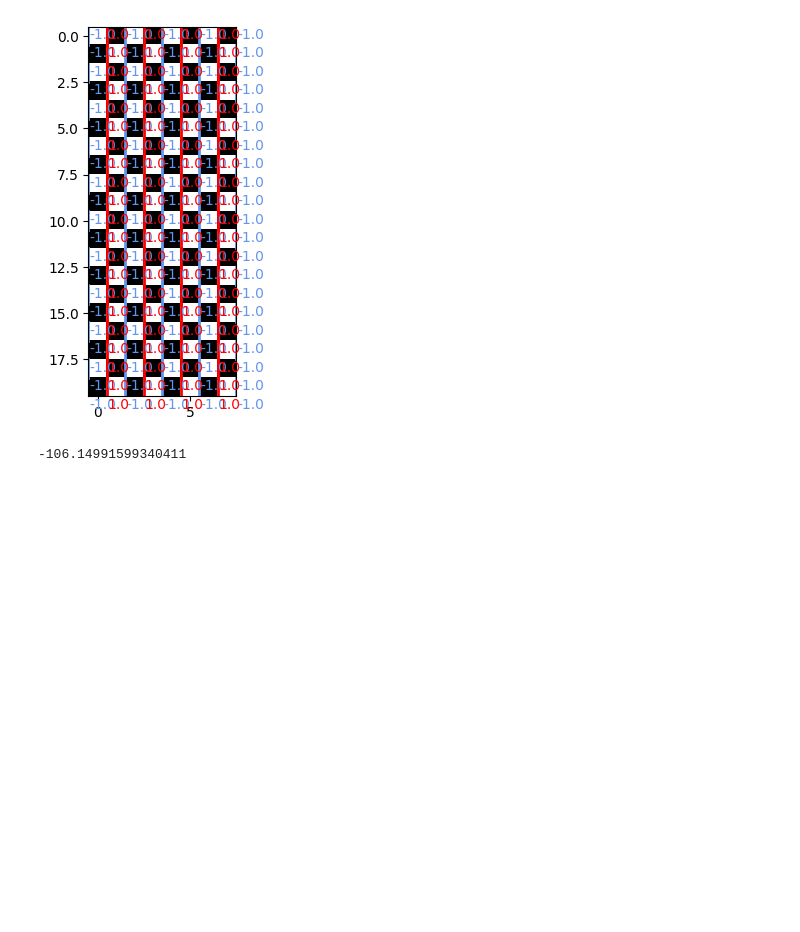
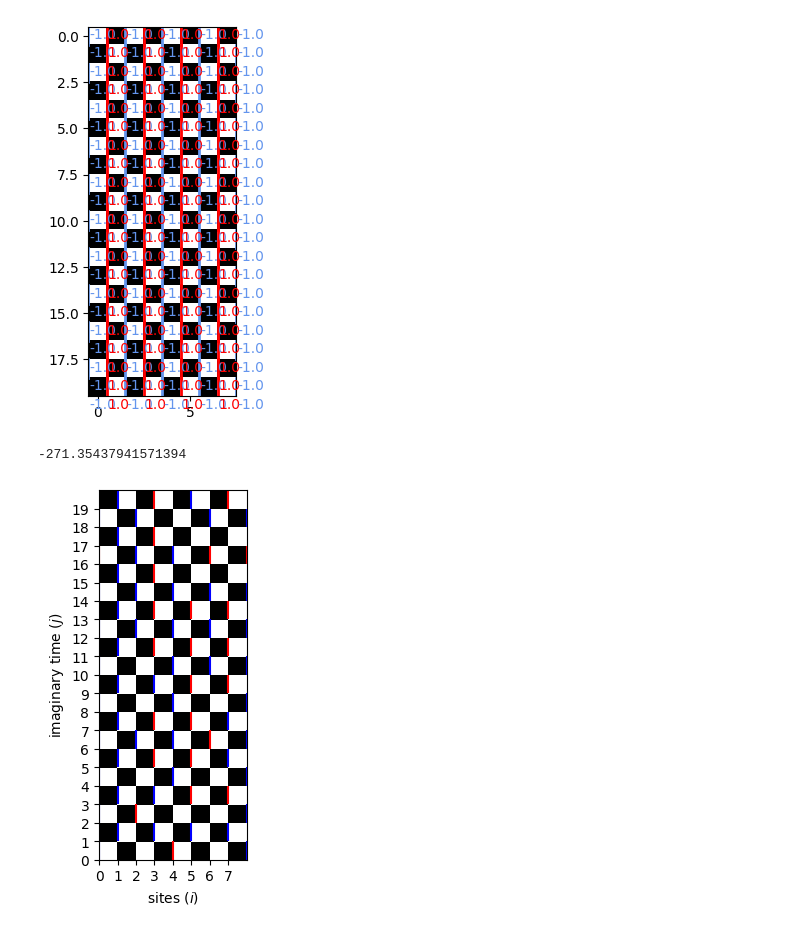
Before and after one commit to Jaymun723/quantum-monte-carlo, a Jupyter notebook: monte_carlo.ipynb, the cells around one changed output. Saved outputs shown, nothing was run; the diff lists cells and outputs as text; code cells hidden in the pictures; blank space fills up the shorter version.

```diff
--- a/monte_carlo.ipynb
+++ b/monte_carlo.ipynb
@@ -5,12 +5,6 @@ from tqdm.notebook import tqdm
 # %%
 rng = np.random.default_rng(7)
 # %%
-pb = Problem(
-    n_sites=8,
-    J_x=60.0,
-    J_z=1.0,
-    temperature=5,
-    m=10
-)
+pb = Problem(n_sites=8, J_x=100.0, J_z=1.0, temperature=5, m=10)
 np.tanh(pb.delta_tau * pb.J_x / 2), pb.delta_tau
 # %% [output]
@@ -47,4 +41,58 @@ for i in tqdm(range(n_cycles)):
 energy = np.mean(energies)
 print(energy)
 # %% [output]
--106.14991599340411
+-271.35437941571394
+# %%
+import matplotlib.pyplot as plt
+
+m = wl.problem.m
+n = wl.problem.n_sites
+
+plt.xticks(range(n))
+plt.yticks(range(2 * m))
+# plt.grid()
+plt.xlim(0, n)
+plt.ylim(0, 2 * m)
+
+ax = plt.gca()
+ax.set_aspect("equal", adjustable="box")
+ax.set_xlabel("sites ($i$)")
+ax.set_ylabel("imaginary time ($j$)")
+
+spins = wl.spins
+
+tiles = np.zeros((2 * m, n))
+for j in range(2 * m):
+    for i in range(n):
+        tiles[j, i] = (
+            i + j % 2 + 1
+        ) % 2  # checkerboard pattern for better visibility
+
+plt.imshow(
+    tiles,
+    cmap="gray",
+    interpolation="nearest",
+    vmin=0,
+    vmax=1,
+    extent=(0, n, 2 * m, 0),
+)
+
+for j in range((2 * m) + 1):
+    for base_i in range((n // 2) + 1):
+        i = 2 * base_i + (j % 2)
+
+        bot_left = np.array([j, i])
+        bot_right = np.array([j, i + 1])
+        top_right = np.array([j + 1, i + 1])
+        top_left = np.array([j + 1, i])
+        center = np.array([j + 0.5, i + 0.5])
+
+        if spins[bot_left[0] % (2*m), bot_left[1] % n] == spins[top_left[0] % (2*m), top_left[1] % n]:
+            c = "r" if spins[bot_left[0] % (2*m), bot_left[1] % n] == 1 else "b"
+            plt.vlines(i, j, j+1, colors=c)
+        if spins[bot_right[0] % (2*m), bot_right[1] % n] == spins[top_right[0] % (2*m), top_right[1] % n]:
+            c = "r" if spins[bot_right[0] % (2*m), bot_right[1] % n] == 1 else "b"
+            plt.vlines(i, j, j+1, colors=c)
+plt.show()
+# %% [output]
+[figure, added]
```
Also changed, not shown: parts of 3 cells of this notebook, 5 other files.
